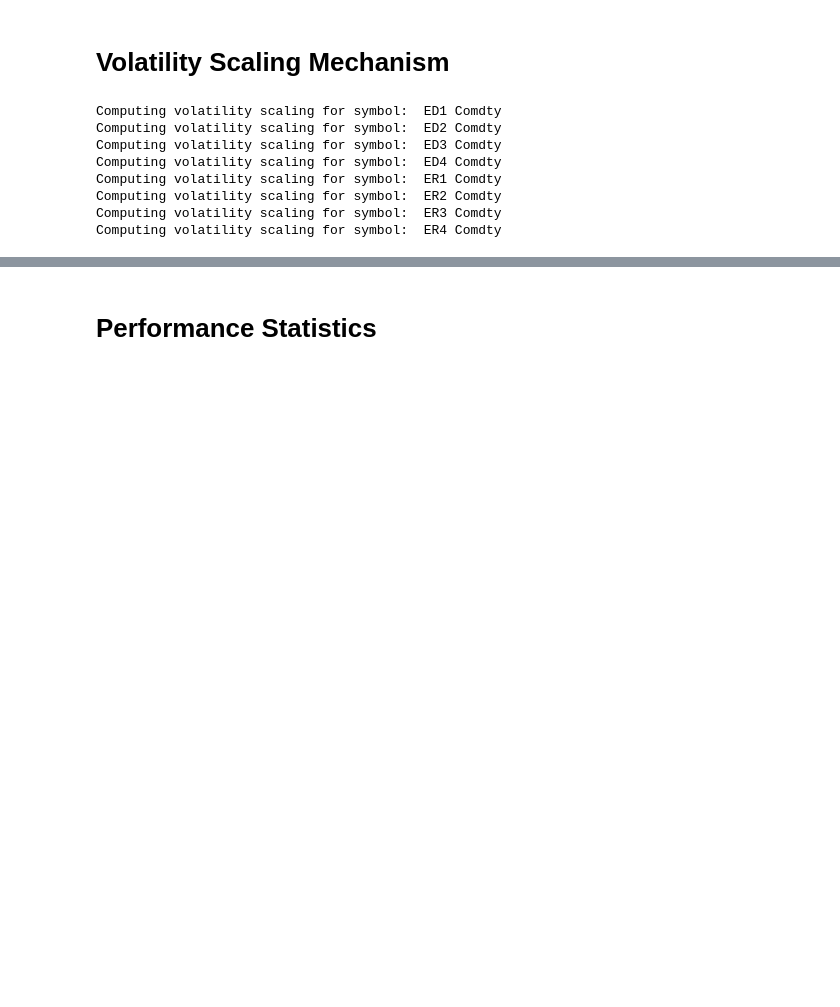
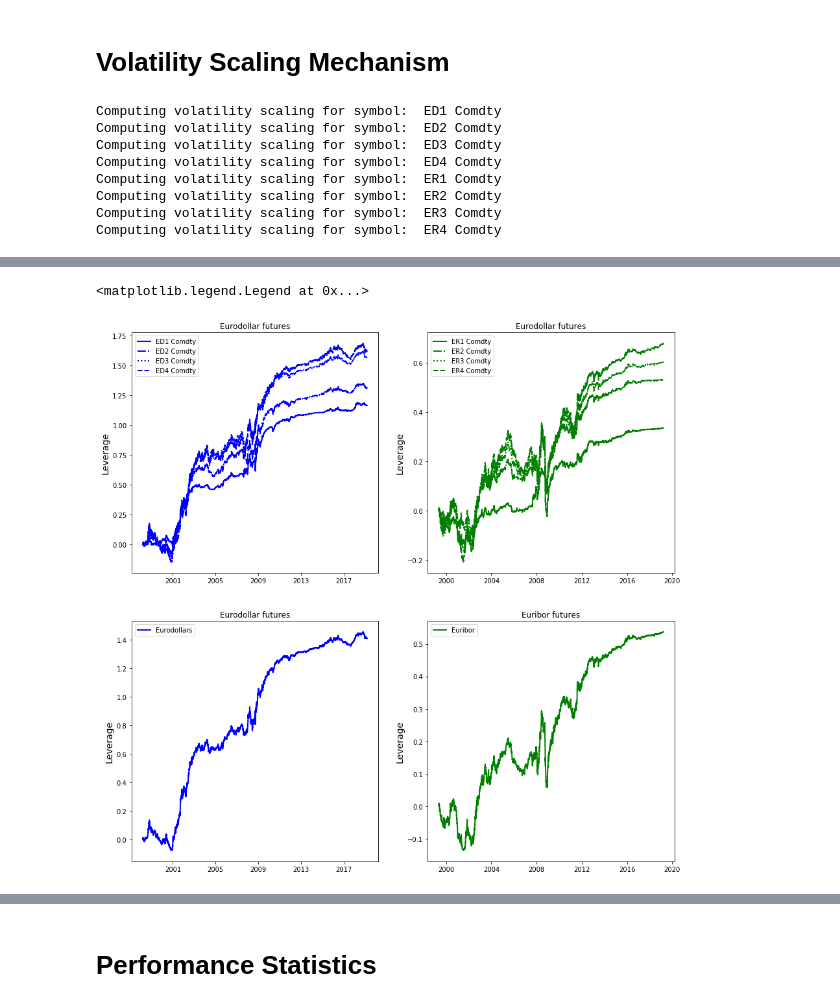
Before and after one commit to jshellen/CTA-strategies, a Jupyter notebook: eurodollar_mom_backtest.ipynb, the cells around one changed output, grey strips where cells are left out. Drawn from its saved outputs; the diff is of its cells as text; code cells hidden in the pictures; blank space fills up the shorter version.

```diff
--- a/eurodollar_mom_backtest.ipynb
+++ b/eurodollar_mom_backtest.ipynb
@@ -541,7 +548,11 @@ df2 = pd.DataFrame(index = ret.index, data = np.zeros_like(ret), columns = ret.c
 for symbol in symbols:
 
         # Momentum signal
-        s = momentum_signals[tested_signal_name][symbol]*index_specifications[symbol]["Signal_Scaling"]
+        s = momentum_signals[tested_signal_name][symbol]
+        s[abs(s)<0.1] =  0
+        s[s<-0.2]     = -1
+        s[s> 0.2]     =  1
+        s = s*index_specifications[symbol]["Signal_Scaling"]
 
         # Volatility leverage
         l = volatility_leverage[symbol]
@@ -553,12 +564,3 @@ for symbol in symbols:
         # Strategy returns
         df1[symbol]  = returns*s.shift(1)            # without volatility scaling
         df2[symbol]  = returns*(s.shift(1)*l.shift(1)) # with volatility scaling
-
-# Plot results
-fig, ax = plt.subplots(4, 2, figsize=(15,15))
-
-df1.mean(axis=1).cumsum().plot()
-plt.show()
-
-df2.mean(axis=1).cumsum().plot()
-plt.show()
@@ -927,0 +567,36 @@ plt.show()
+# %%
+# Plot results
+fig, ax = plt.subplots(2, 2, figsize=(15,15))
+
+
+ax[0, 0].plot(df1['ED1 Comdty'].cumsum(), label = 'ED1 Comdty', color = 'blue' , ls = '-' , lw = 2)
+ax[0, 0].plot(df1['ED2 Comdty'].cumsum(), label = 'ED2 Comdty', color = 'blue' , ls = '-.', lw = 2)
+ax[0, 0].plot(df1['ED3 Comdty'].cumsum(), label = 'ED3 Comdty', color = 'blue' , ls = ':' , lw = 2)
+ax[0, 0].plot(df1['ED4 Comdty'].cumsum(), label = 'ED4 Comdty', color = 'blue' , ls = '--', lw = 2)
+ax[0, 0].set_title(f"Eurodollar futures" )
+ax[0, 0].set_ylabel("Leverage",fontsize=14)
+ax[0, 0].legend()
+
+ax[0, 1].plot(df1['ER1 Comdty'].cumsum(), label = 'ER1 Comdty', color = 'green' , ls = '-' , lw = 2)
+ax[0, 1].plot(df1['ER2 Comdty'].cumsum(), label = 'ER2 Comdty', color = 'green' , ls = '-.', lw = 2)
+ax[0, 1].plot(df1['ER3 Comdty'].cumsum(), label = 'ER3 Comdty', color = 'green' , ls = ':' , lw = 2)
+ax[0, 1].plot(df1['ER4 Comdty'].cumsum(), label = 'ER4 Comdty', color = 'green' , ls = '--', lw = 2)
+ax[0, 1].set_title(f"Eurodollar futures" )
+ax[0, 1].set_ylabel("Leverage",fontsize=14)
+ax[0, 1].legend()
+
+s1 = ['ED1 Comdty','ED2 Comdty','ED3 Comdty','ED4 Comdty']
+s2 = ['ER1 Comdty','ER2 Comdty','ER3 Comdty','ER4 Comdty']
+
+ax[1, 0].plot(df1[s1].mean(axis=1).cumsum(), label = 'Eurodollars', color = 'blue' , ls = '-' , lw = 2)
+ax[1, 0].set_title(f"Eurodollar futures" )
+ax[1, 0].set_ylabel("Leverage",fontsize=14)
+ax[1, 0].legend()
+
+ax[1, 1].plot(df1[s2].mean(axis=1).cumsum(), label = 'Euribor', color = 'green' , ls = '-' , lw = 2)
+ax[1, 1].set_title(f"Euribor futures" )
+ax[1, 1].set_ylabel("Leverage",fontsize=14)
+ax[1, 1].legend()
+# %% [output]
+<matplotlib.legend.Legend at 0x...>
+[figure, added]
```
Also changed, not shown: parts of 19 cells of this notebook.
